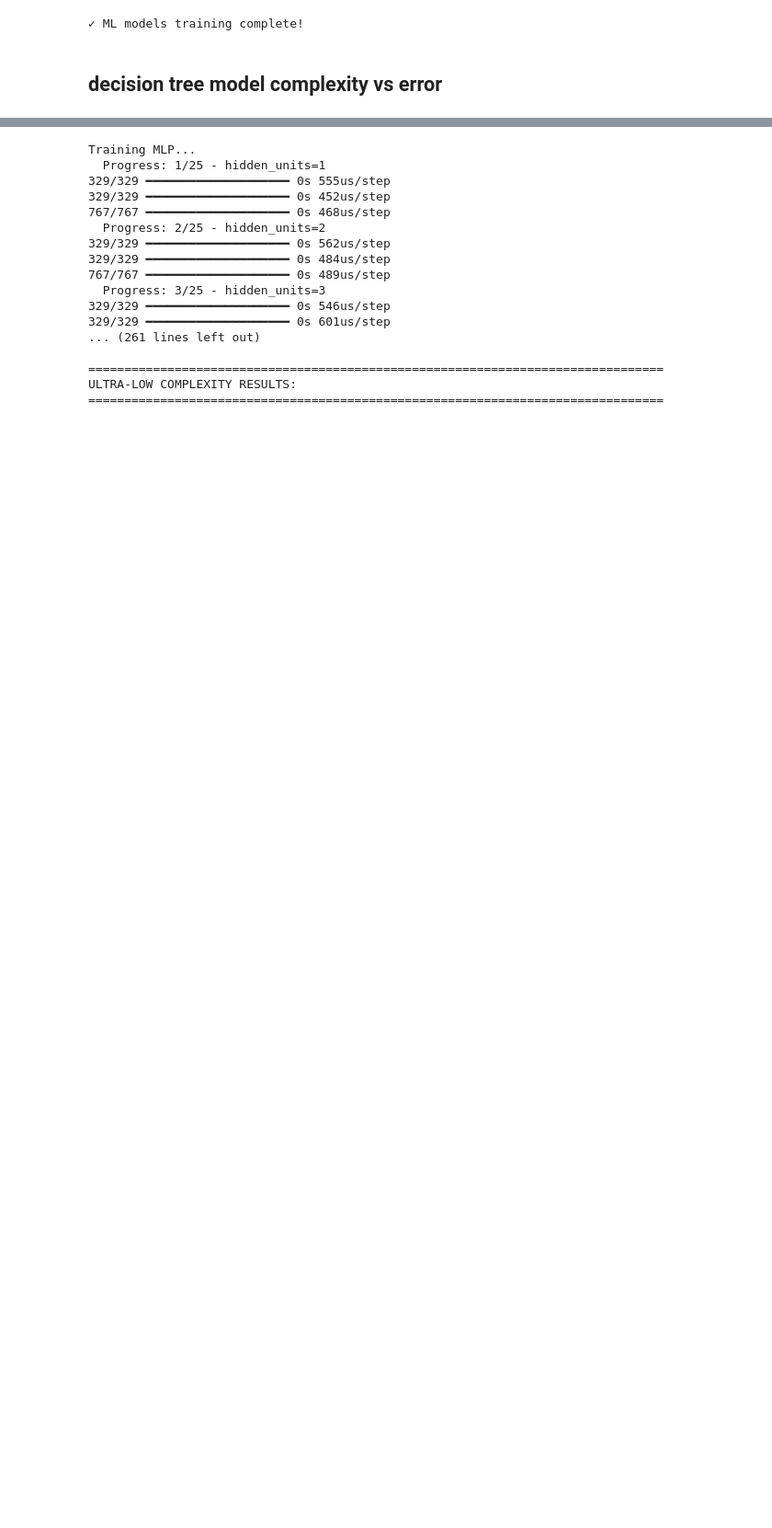
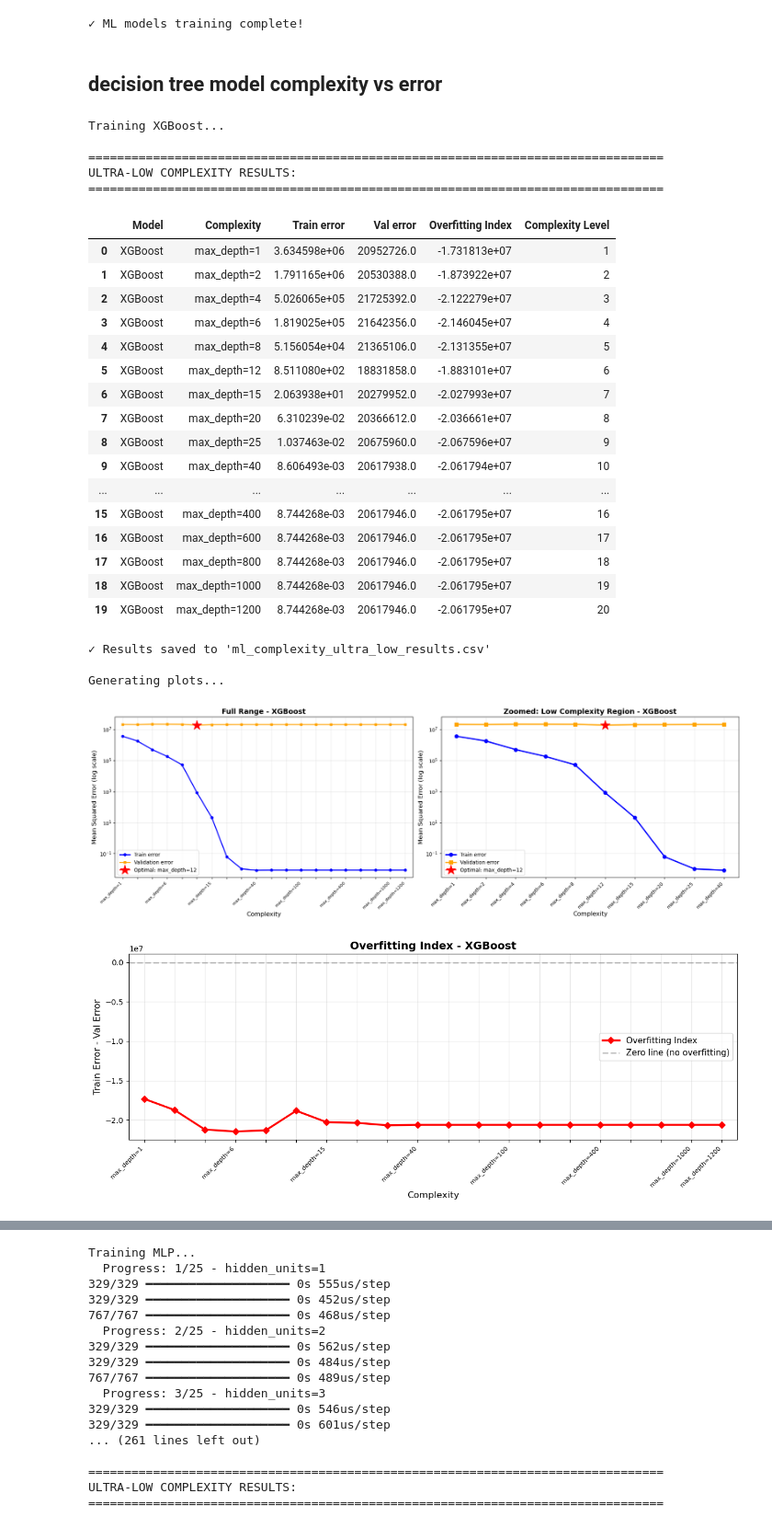
Before and after one commit to ocx-1129/ml_assignment, a Jupyter notebook: qx2.ipynb, the cells around one changed output, grey strips where cells are left out. Shown at 92% size. Drawn from its saved outputs; the diff is of its cells as text; code cells hidden in the pictures; blank space fills up the shorter version.

```diff
--- a/qx2.ipynb
+++ b/qx2.ipynb
@@ -1367,9 +1367,9 @@ ml_model_configs = {
     #"Linear Regression": {"degree": list(range(1, 4))},
     #"Ridge Regression": {"alpha": [1e-5, 1e-4, 1e-3, 1e-2, 1e-1, 1, 10, 50, 100]},
     #"Linear SVR": {"C": [0.0001, 0.001, 0.01, 0.1, 1, 10, 50, 100]},
-    "Decision Tree": {"max_leaf_nodes": [10,20,30,40,50,60,70,80,90,100,200,300,400,500,600,1000,1200]},
+    #"Decision Tree": {"max_leaf_nodes": [10,20,30,40,50,60,70,80,90,100,200,300,400,500,600,1000,1200]},
     #"Random Forest": {"max_depth": list(range(1, 31)) + [None]},
-    #"XGBoost": {"max_depth": list(range(2, 16))}
+    "XGBoost": {"max_depth":[1,2,4,6,8,12,15,20,25,40,60,80,100,150,200,400,600,800,1000,1200]}
 }
 
 ml_complexity_rows = []
@@ -1523,30 +1523,58 @@ for model in ml_cm_df["Model"].unique():
     plt.xlabel("Complexity", fontsize=12)
     plt.ylabel("Train Error - Val Error", fontsize=12)
     plt.legend(fontsize=11)
     plt.grid(True, alpha=0.3)
     plt.tight_layout()
     plt.show()
 
     # Print analysis
     print(f"\n{'='*60}")
     print(f"{model} Analysis:")
     print(f"{'='*60}")
     print(f"  Lowest complexity tested: {temp.iloc[0]['Complexity']}")
     print(f"    Train Error: {temp.iloc[0]['Train error']:.6f}")
     print(f"    Val Error: {temp.iloc[0]['Val error']:.6f}")
     print(f"  Optimal configuration: {temp.loc[optimal_idx, 'Complexity']}")
     print(f"    Train Error: {temp.loc[optimal_idx, 'Train error']:.6f}")
     print(f"    Val Error: {optimal_val:.6f}")
     print(f"  Highest complexity tested: {temp.iloc[-1]['Complexity']}")
     print(f"    Train Error: {temp.iloc[-1]['Train error']:.6f}")
     print(f"    Val Error: {temp.iloc[-1]['Val error']:.6f}")
     print(f"    Overfitting Index: {temp.iloc[-1]['Overfitting Index']:.6f}")
     print(f"  U-shape detected: {'YES' if temp.iloc[-1]['Val error'] > optimal_val * 1.1 else 'PARTIAL'}")
 
 print("\n" + "="*80)
 print("✓ Ultra-low complexity analysis complete!")
 print("="*80)
 print("\nKey insights:")
 print("- If val error is HIGH at complexity=1-4: Clear underfitting (high bias)")
 print("- If val error DECREASES then INCREASES: Classic U-shaped curve")
 print("- If val error only DECREASES: Need even simpler models or less data")
+# %% [output]
+Training XGBoost...
+
+================================================================================
+ULTRA-LOW COMPLEXITY RESULTS:
+================================================================================
+|  | Model | Complexity | Train error | Val error | Overfitting Index | Complexity Level |
+| 0 | XGBoost | max_depth=1 | 3.634598e+06 | 20952726.0 | -1.731813e+07 | 1 |
+| 1 | XGBoost | max_depth=2 | 1.791165e+06 | 20530388.0 | -1.873922e+07 | 2 |
+| 2 | XGBoost | max_depth=4 | 5.026065e+05 | 21725392.0 | -2.122279e+07 | 3 |
+| 3 | XGBoost | max_depth=6 | 1.819025e+05 | 21642356.0 | -2.146045e+07 | 4 |
+| 4 | XGBoost | max_depth=8 | 5.156054e+04 | 21365106.0 | -2.131355e+07 | 5 |
+| 5 | XGBoost | max_depth=12 | 8.511080e+02 | 18831858.0 | -1.883101e+07 | 6 |
+| 6 | XGBoost | max_depth=15 | 2.063938e+01 | 20279952.0 | -2.027993e+07 | 7 |
+| 7 | XGBoost | max_depth=20 | 6.310239e-02 | 20366612.0 | -2.036661e+07 | 8 |
+| 8 | XGBoost | max_depth=25 | 1.037463e-02 | 20675960.0 | -2.067596e+07 | 9 |
+| 9 | XGBoost | max_depth=40 | 8.606493e-03 | 20617938.0 | -2.061794e+07 | 10 |
+| ... | ... | ... | ... | ... | ... | ... |
+| 15 | XGBoost | max_depth=400 | 8.744268e-03 | 20617946.0 | -2.061795e+07 | 16 |
+| 16 | XGBoost | max_depth=600 | 8.744268e-03 | 20617946.0 | -2.061795e+07 | 17 |
+| 17 | XGBoost | max_depth=800 | 8.744268e-03 | 20617946.0 | -2.061795e+07 | 18 |
+| 18 | XGBoost | max_depth=1000 | 8.744268e-03 | 20617946.0 | -2.061795e+07 | 19 |
+| 19 | XGBoost | max_depth=1200 | 8.744268e-03 | 20617946.0 | -2.061795e+07 | 20 |
+✓ Results saved to 'ml_complexity_ultra_low_results.csv'
+
+Generating plots...
+[figure, added]
+[figure, added]
```
Also changed, not shown: parts of 6 cells of this notebook.
